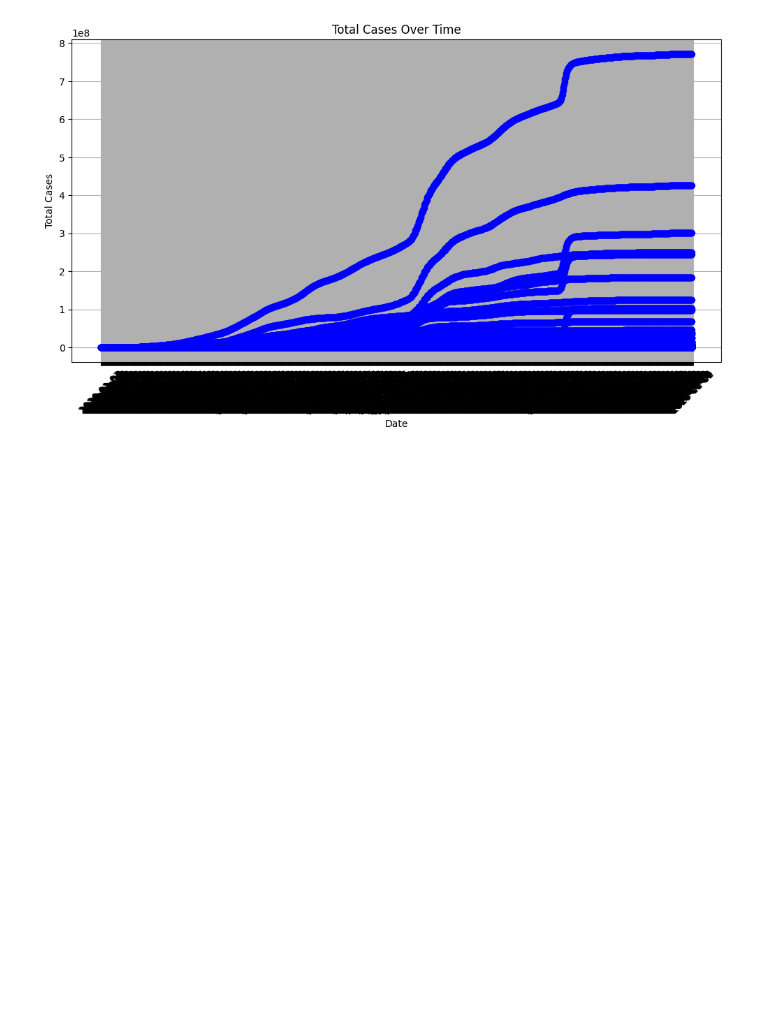
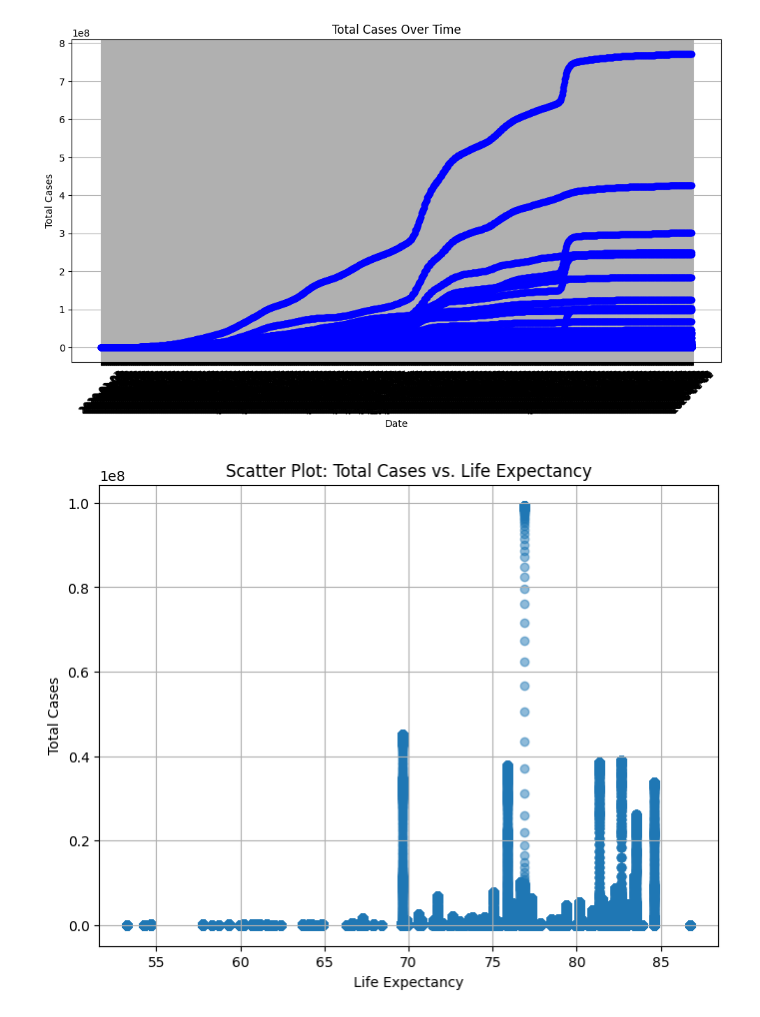
Before and after one commit to Tahmid-Amin/AI-Group_8, a Jupyter notebook: Graphs.ipynb, the cells around one changed output. Saved outputs shown, nothing was run; the diff lists cells and outputs as text; code cells hidden in the pictures; blank space fills up the shorter version.

Commit message:
Added Analysis to data set with a scatter graph

```diff
--- a/Graphs.ipynb
+++ b/Graphs.ipynb
@@ -42,3 +42,23 @@ plt.grid(True)
 plt.show()
 # %% [output]
 [figure]
+# %%
+import pandas as pd
+import matplotlib.pyplot as plt
+import numpy as np
+
+df = pd.read_csv("./owid-covid-data.csv")
+df
+
+numerical_features = ['total_cases', 'total_deaths', 'new_cases', 'new_deaths', 'life_expectancy']
+
+# Scatter plot between 'total_cases' and 'life_expectancy'
+plt.figure(figsize=(8, 6))
+plt.scatter(df['life_expectancy'], df['total_cases'], alpha=0.5)
+plt.title('Scatter Plot: Total Cases vs. Life Expectancy')
+plt.xlabel('Life Expectancy')
+plt.ylabel('Total Cases')
+plt.grid(True)
+plt.show()
+# %% [output]
+[figure, added]
```
